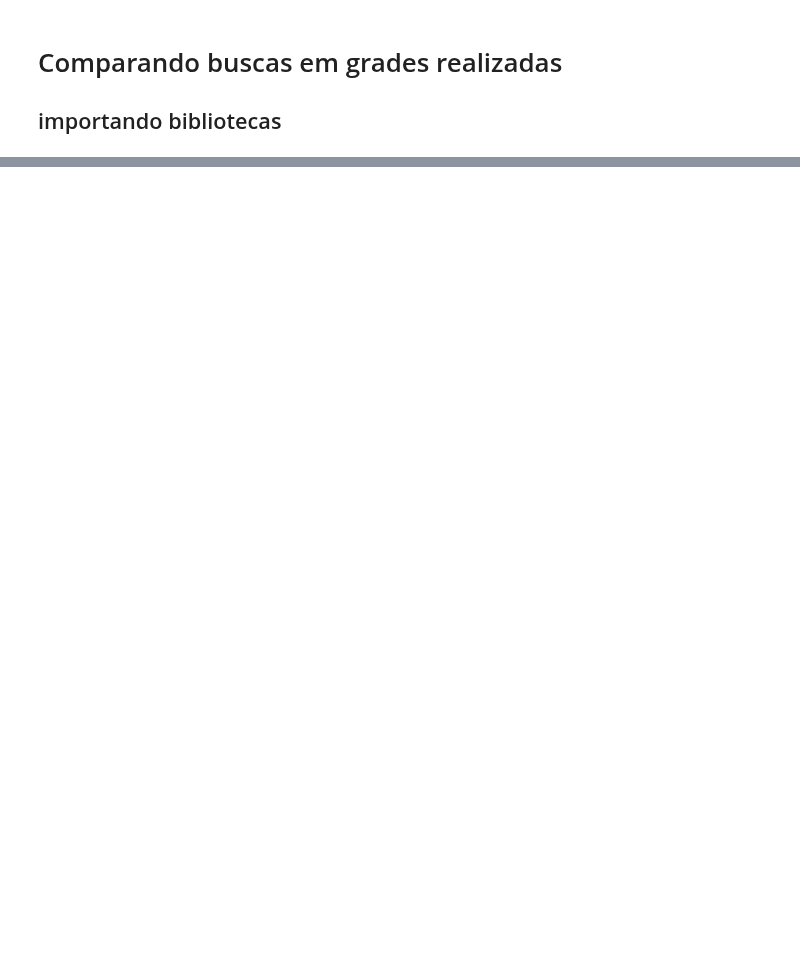
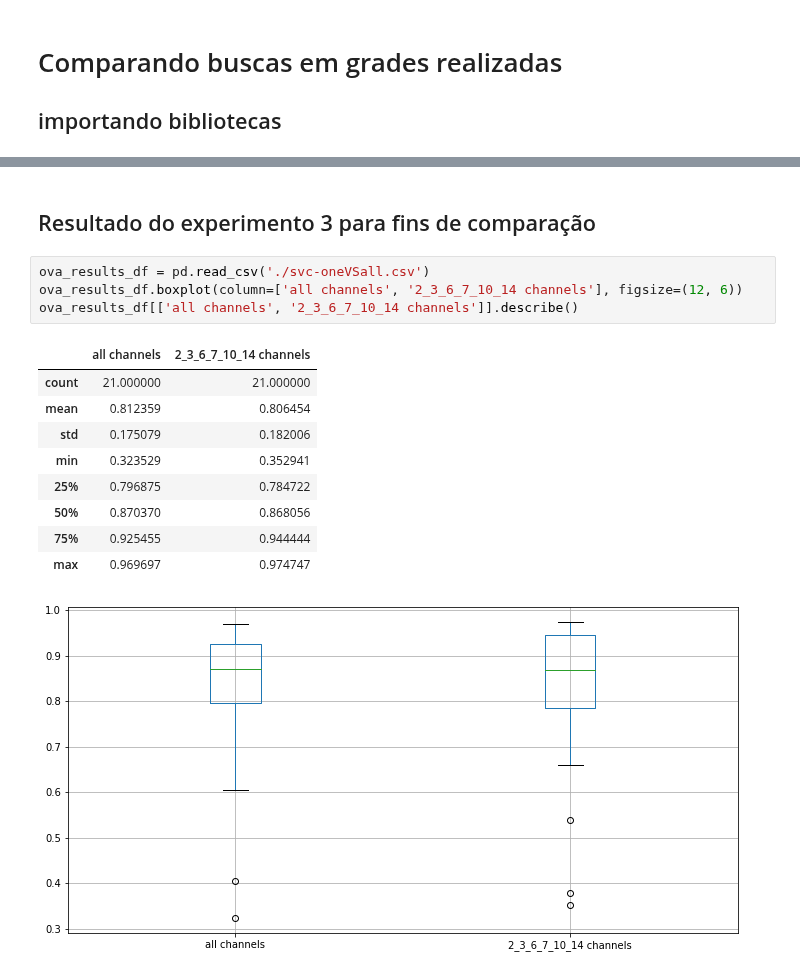
Before and after one commit to newtmagalhaes/Machine-Learning, a Jupyter notebook: ML/f02-chb/10-compare.ipynb, the cells around one changed output, grey strips where cells are left out. Saved outputs shown, nothing was run; the diff lists cells and outputs as text; blank space fills up the shorter version.

Commit message:
Adicionando dados do experimento 3 para comparação

```diff
--- a/ML/f02-chb/10-compare.ipynb
+++ b/ML/f02-chb/10-compare.ipynb
@@ -51,3 +72,20 @@ compare_df.style.background_gradient(cmap='Blues', subset=['mean_of_some_channel
 | 1.750000 | 0.804130 | 0.182248 | 0.809921 | 0.169023 |
 | 2.000000 | 0.802675 | 0.181968 | 0.809437 | 0.169100 |
 [figure]
+# %% [markdown]
+## Resultado do experimento 3 para fins de comparação
+# %%
+ova_results_df = pd.read_csv('./svc-oneVSall.csv')
+ova_results_df.boxplot(column=['all channels', '2_3_6_7_10_14 channels'], figsize=(12, 6))
+ova_results_df[['all channels', '2_3_6_7_10_14 channels']].describe()
+# %% [output]
+|  | all channels | 2_3_6_7_10_14 channels |
+| count | 21.000000 | 21.000000 |
+| mean | 0.812359 | 0.806454 |
+| std | 0.175079 | 0.182006 |
+| min | 0.323529 | 0.352941 |
+| 25% | 0.796875 | 0.784722 |
+| 50% | 0.870370 | 0.868056 |
+| 75% | 0.925455 | 0.944444 |
+| max | 0.969697 | 0.974747 |
+[figure, added]
```
Also changed, not shown: parts of 6 cells of this notebook.
